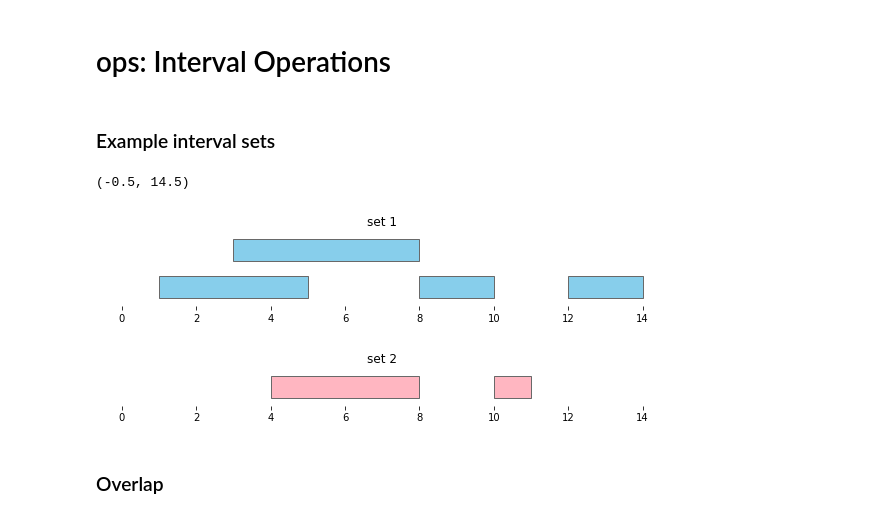
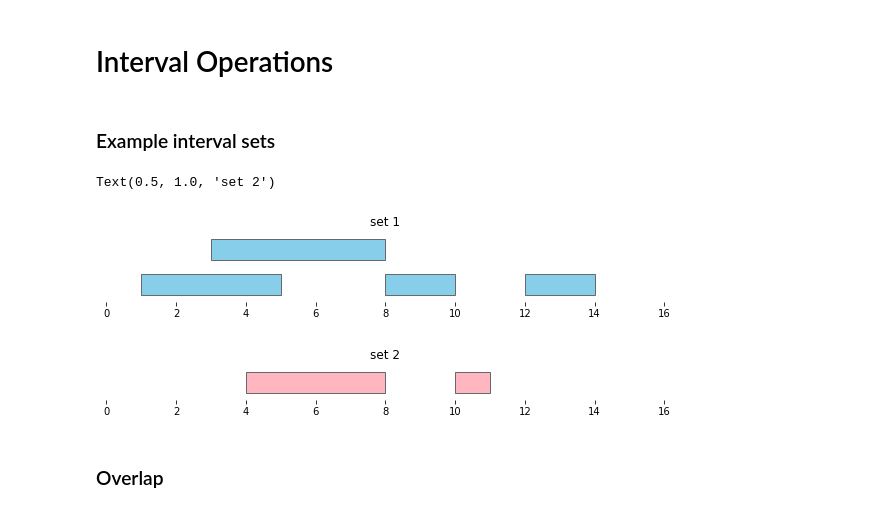
Before and after one commit to open2c/bioframe, a Jupyter notebook: docs/notebooks/intervals_tutorial.ipynb, the cells around one changed output. Drawn from its saved outputs; the diff is of its cells as text; code cells hidden in the pictures.

```diff
--- a/docs/notebooks/intervals_tutorial.ipynb
+++ b/docs/notebooks/intervals_tutorial.ipynb
@@ -1,5 +1,5 @@
 # %% [markdown]
-# ops: Interval Operations
+# Interval Operations
 # %%
 import itertools
 
@@ -27,16 +27,15 @@ df2 = pd.DataFrame([
     columns=['chrom', 'start', 'end']
 )
 # %%
-bf.vis.plot_intervals(df1, show_coords=True)
+bf.vis.plot_intervals(df1, show_coords=True, xlim=(0,16))
 plt.title('set 1')
 
-bf.vis.plot_intervals(df2, show_coords=True, colors='lightpink')
+bf.vis.plot_intervals(df2, show_coords=True, xlim=(0,16), colors='lightpink')
 plt.title('set 2')
-plt.xlim(-0.5,14.5)
 # %% [output]
-(-0.5, 14.5)
+Text(0.5, 1.0, 'set 2')
-[figure, old version]
+[figure, new version]
-[figure, old version]
+[figure, new version]
 # %% [markdown]
 ### Overlap
 # %%
```
Also changed, not shown: parts of 13 cells of this notebook, 8 other files.
